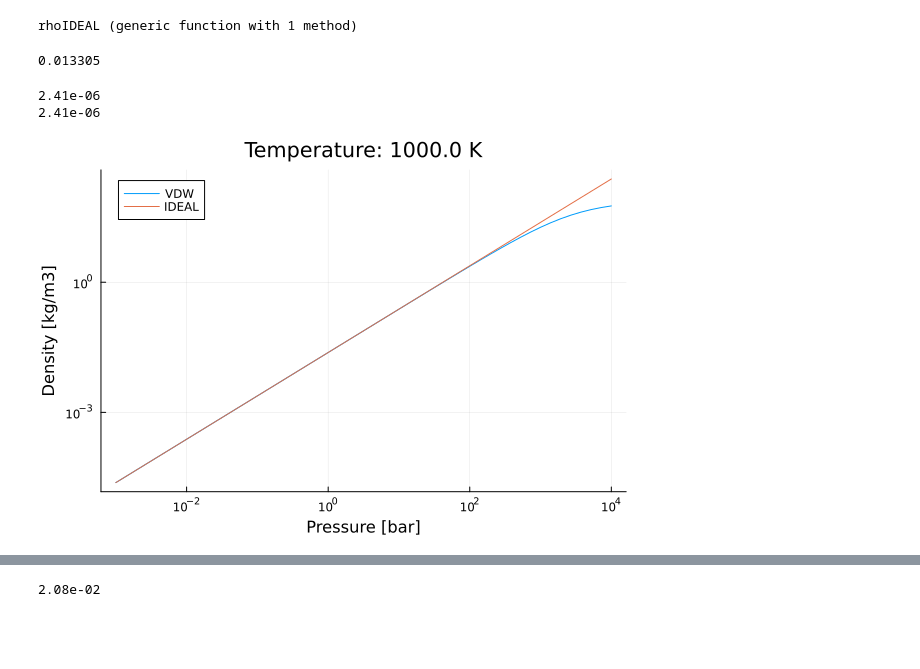
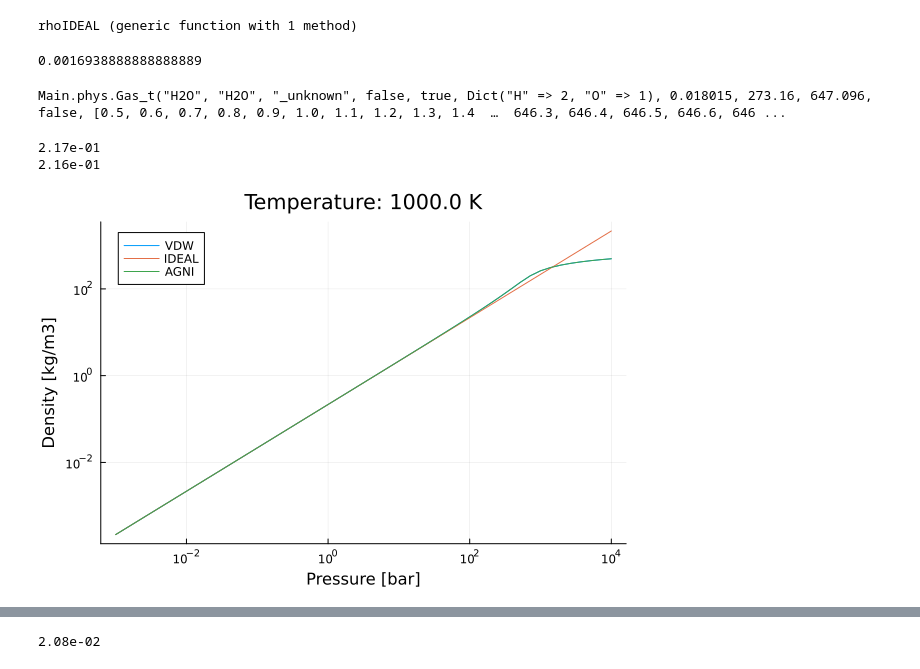
Before and after one commit to nichollsh/AGNI, a Jupyter notebook: misc/vdw_jl.ipynb, the cells around one changed output, grey strips where cells are left out. Drawn from its saved outputs; the diff is of its cells as text; code cells hidden in the pictures; blank space fills up the shorter version.

```diff
--- a/misc/vdw_jl.ipynb
+++ b/misc/vdw_jl.ipynb
@@ -107,33 +112,40 @@ end
 rhoIDEAL (generic function with 1 method)
 # %%
 C = 1.e5
-mu = 2.0  # g/mol
-a = C * aH2 / mu^2
-b = bH2 / mu
+mu = 18.0  # g/mol
+a = C * aH2O / mu^2
+b = bH2O / mu
 # %% [output]
-0.013305
+0.0016938888888888889
+# %%
+gas = phys.load_gas("../res/thermodynamics/", "H2O", true)
+# %% [output]
+Main.phys.Gas_t("H2O", "H2O", "_unknown", false, true, Dict("H" => 2, "O" => 1), 0.018015, 273.16, 647.096, false, [0.5, 0.6, 0.7, 0.8, 0.9, 1.0, 1.1, 1.2, 1.3, 1.4  …  646.3, 646.4, 646.5, 646.6, 646 ...
 # %%
-p = 1.0
-T = 100.0
+p = 1e5 * 1
+T = 1000.0
 @printf("%.2e\n",rhoVDW(p, T, Rstar/mu, a, b))
 @printf("%.2e\n",rhoIDEAL(p, T, Rstar/mu))
 # %% [output]
-2.41e-06
-2.41e-06
+2.17e-01
+2.16e-01
 # %%
-p = 1e5 * 300
+p = 1e5 * 1
 T = 1000.0
 
 fig = plot(yscale=:log10, ylabel="Density [kg/m3]",
             xscale=:log10, xlabel="Pressure [bar]", legend=:topleft,
             title=@sprintf("Temperature: %.1f K", T))
 
 p_arr = collect(Float64, range(-3, 4, length=50))
 p_arr[:] .= 10.0 .^ (p_arr[:] .+ 5)
 plot!(fig, p_arr./1e5, rhoVDW.(p_arr[:], T, Rstar/mu, a, b), label="VDW")
 plot!(fig, p_arr./1e5, rhoIDEAL.(p_arr[:], T, Rstar/mu), label="IDEAL")
 
+AGNI = [phys.calc_rho_gas(gas, T, p) for p in p_arr]
+plot!(fig, p_arr./1e5, AGNI, label="AGNI")
+
 display(fig)
 # %% [output]
-[figure, old version]
+[figure, new version]
 # %%
```
Also changed, not shown: parts of 2 cells of this notebook.
